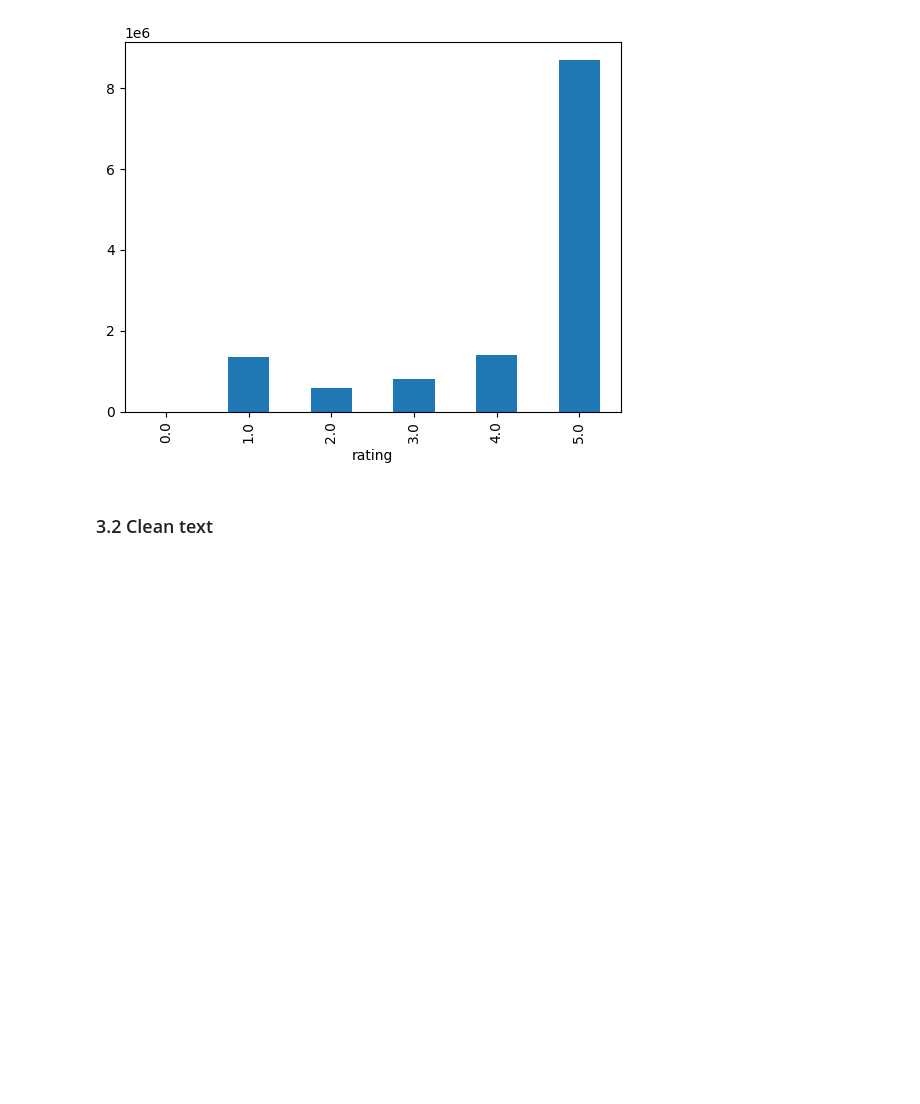
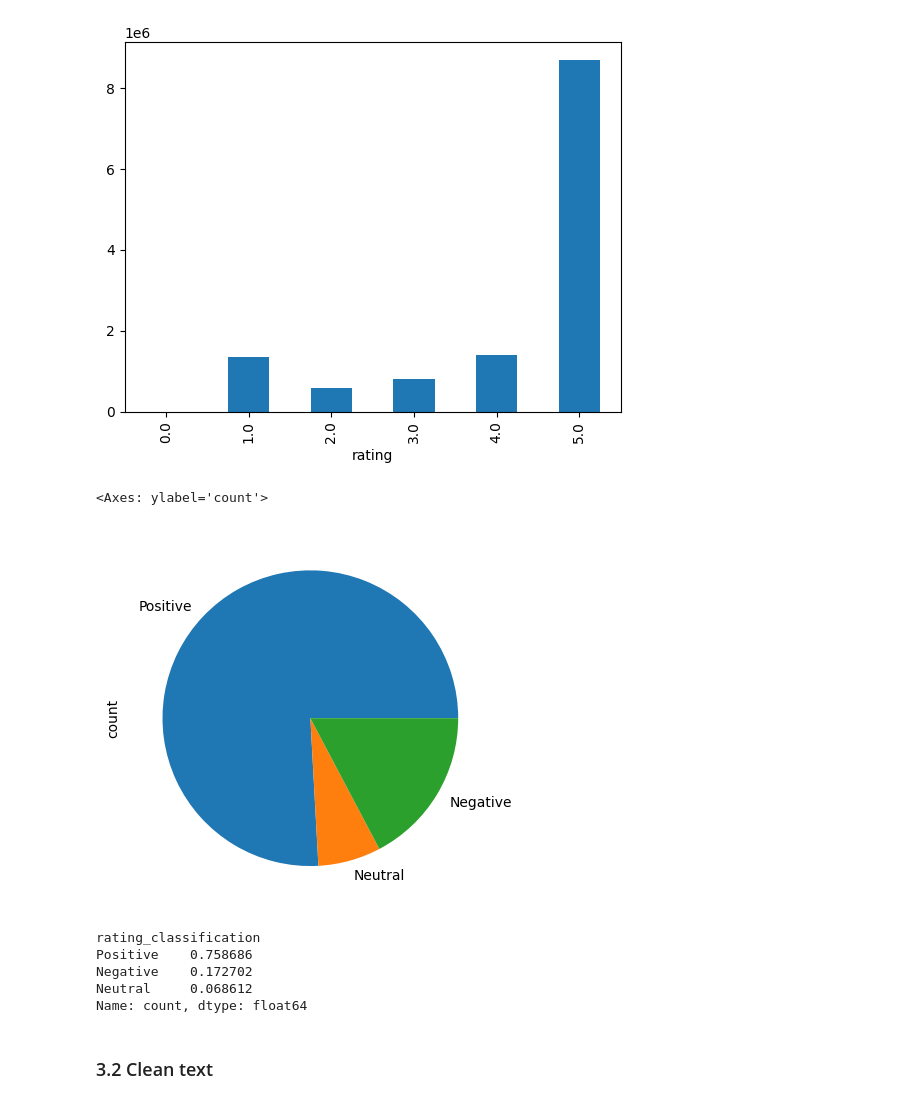
Before and after one commit to wj-484/wj-dspp-repo, a Jupyter notebook: review-nlp/Amazon-review-NLP.ipynb, the cells around one changed output. Cells and saved outputs as stored; diff of their text form; code cells hidden in the pictures; blank space fills up the shorter version.

```diff
--- a/review-nlp/Amazon-review-NLP.ipynb
+++ b/review-nlp/Amazon-review-NLP.ipynb
@@ -154,4 +158,17 @@ raw_reviews['rating_classification'] = raw_reviews['normalised_rating'].progress
 clear_output()
+# %%
+raw_reviews['rating_classification'].value_counts().sort_index(ascending=False).plot.pie()
+# %% [output]
+<Axes: ylabel='count'>
+[figure, added]
+# %%
+raw_reviews['rating_classification'].value_counts() / sum(raw_reviews['rating_classification'].value_counts())
+# %% [output]
+rating_classification
+Positive    0.758686
+Negative    0.172702
+Neutral     0.068612
+Name: count, dtype: float64
 # %% [markdown]
 ### 3.2 Clean text
 # %%
```
Also changed, not shown: parts of 62 cells of this notebook.
